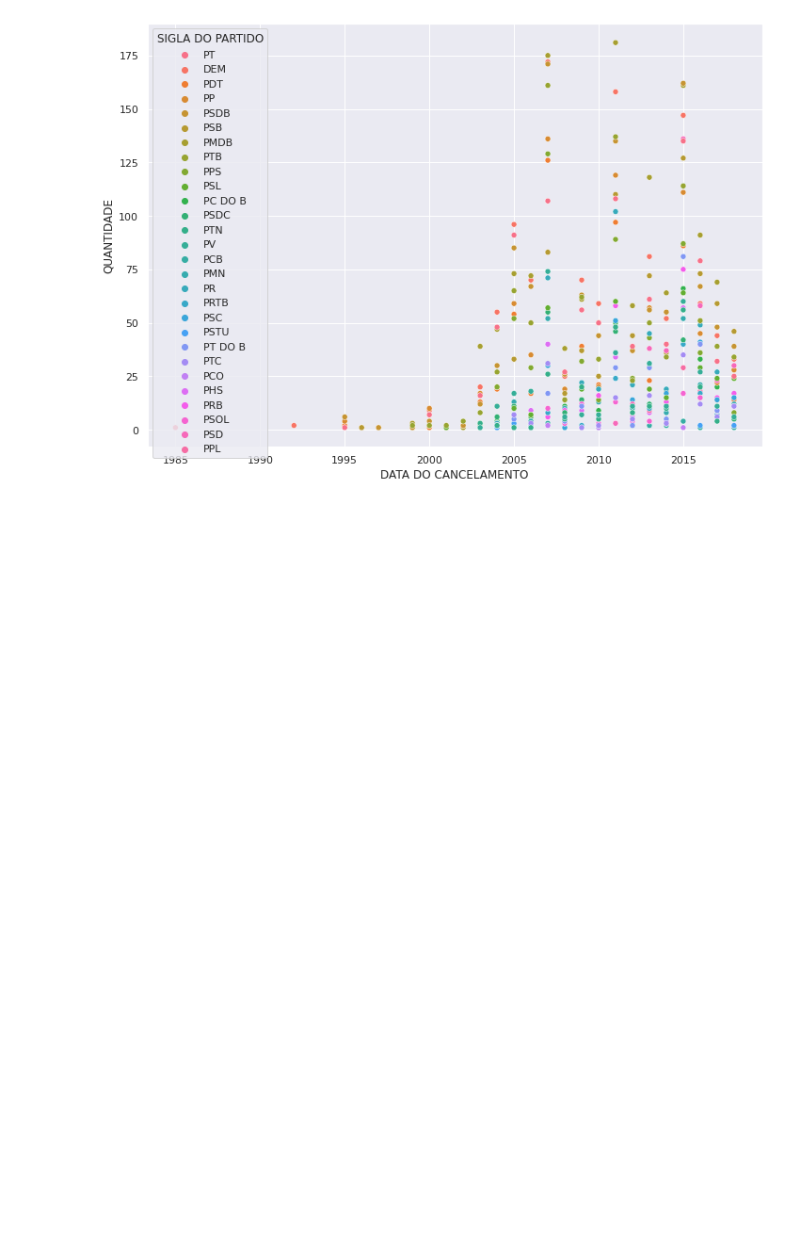
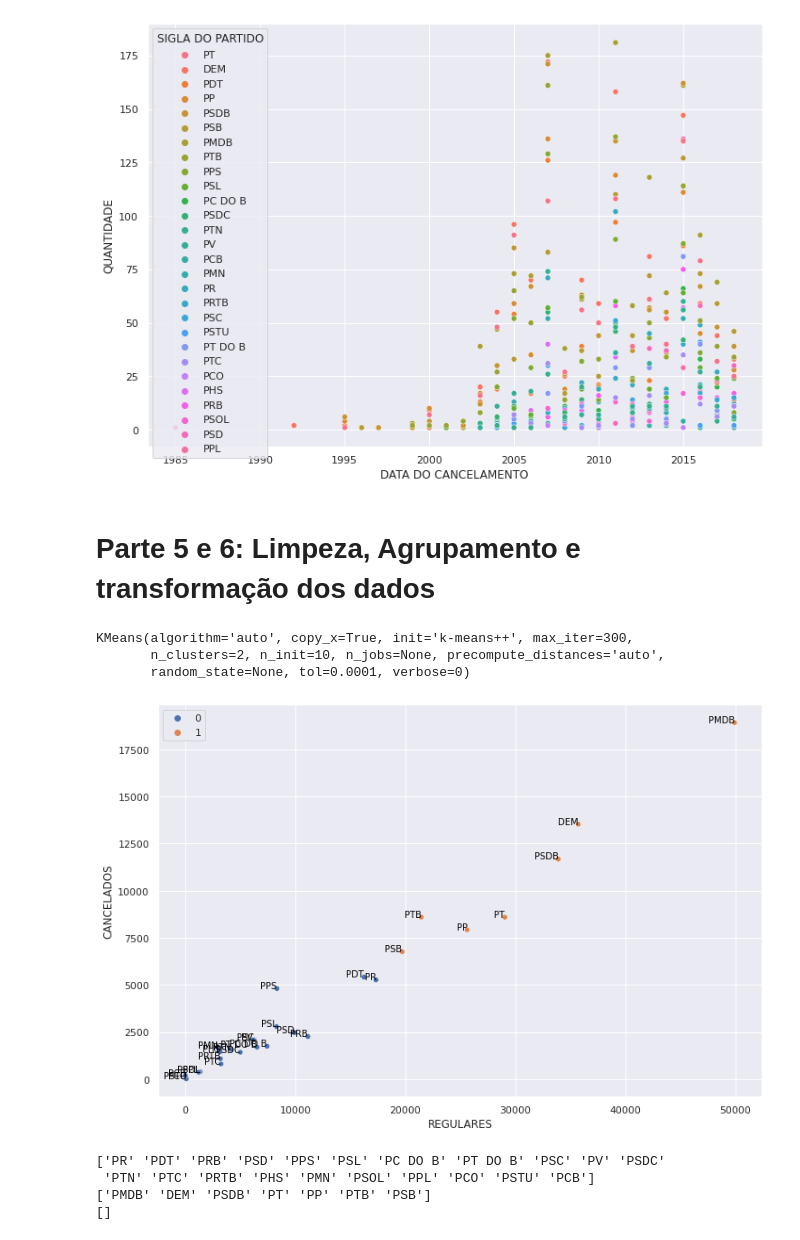
Before and after one commit to aurenivia/ICDFPP, a Jupyter notebook: ICD_Projeto.ipynb, the cells around one changed output. Saved outputs shown, nothing was run; the diff lists cells and outputs as text; code cells hidden in the pictures; blank space fills up the shorter version.

Commit message:
agrupamentos e aplicação de k-means

```diff
--- a/ICD_Projeto.ipynb
+++ b/ICD_Projeto.ipynb
@@ -301,3 +272,47 @@ sns.scatterplot(data=cancelados, x="DATA DO CANCELAMENTO", y="QUANTIDADE",hue="S
 # %% [output]
 <matplotlib.axes._subplots.AxesSubplot at 0x...>
 [figure]
+# %% [markdown]
+# Parte 5 e 6: Limpeza, Agrupamento e transformação dos dados
+# %%
+from sklearn.cluster import KMeans
+
+registro = pd.DataFrame()
+
+registro['REGULARES'] = df[df['SITUACAO DO REGISTRO'] == 'REGULAR']['SIGLA DO PARTIDO'].value_counts()
+registro['CANCELADOS'] = df[df['SITUACAO DO REGISTRO'] == 'CANCELADO']['SIGLA DO PARTIDO'].value_counts()
+registro['DESFILIADOS'] = df[df['SITUACAO DO REGISTRO'] == 'DESFILIADO']['SIGLA DO PARTIDO'].value_counts()
+registro['CANCELADOS/DESFILIADOS'] = df[df['SITUACAO DO REGISTRO'].isin(['CANCELADO', 'DESFILIADO'])]['SIGLA DO PARTIDO'].value_counts()
+
+df_group = registro[['REGULARES','CANCELADOS/DESFILIADOS']]
+kmeans = KMeans(n_clusters=2)
+kmeans.fit(df_group)
+# %% [output]
+KMeans(algorithm='auto', copy_x=True, init='k-means++', max_iter=300,
+       n_clusters=2, n_init=10, n_jobs=None, precompute_distances='auto',
+       random_state=None, tol=0.0001, verbose=0)
+# %%
+import seaborn as sns
+sns.set(rc={'figure.figsize':(12,8)})
+
+p1 = sns.scatterplot(data=registro, x='REGULARES', y='CANCELADOS',  hue=kmeans.labels_)
+
+for line in range(0,registro.shape[0]):
+  p1.text(registro['REGULARES'][line]+10,
+          registro['CANCELADOS'][line], registro.index[line], horizontalalignment='right',
+  size='small', color='black', weight='regular')
+# %% [output]
+[figure, added]
+# %%
+cluster_map = pd.DataFrame()
+cluster_map['partido'] = registro.index.values
+cluster_map['cluster'] = kmeans.labels_
+print(cluster_map[cluster_map['cluster'] == 0]['partido'].values)
+print(cluster_map[cluster_map['cluster'] == 1]['partido'].values)
+print(cluster_map[cluster_map['cluster'] == 2]['partido'].values)
+# print(cluster_map[cluster_map['cluster'] == 3]['partido'].values)
+# %% [output]
+['PR' 'PDT' 'PRB' 'PSD' 'PPS' 'PSL' 'PC DO B' 'PT DO B' 'PSC' 'PV' 'PSDC'
+ 'PTN' 'PTC' 'PRTB' 'PHS' 'PMN' 'PSOL' 'PPL' 'PCO' 'PSTU' 'PCB']
+['PMDB' 'DEM' 'PSDB' 'PT' 'PP' 'PTB' 'PSB']
+[]
```
Also changed, not shown: parts of 17 cells of this notebook.
